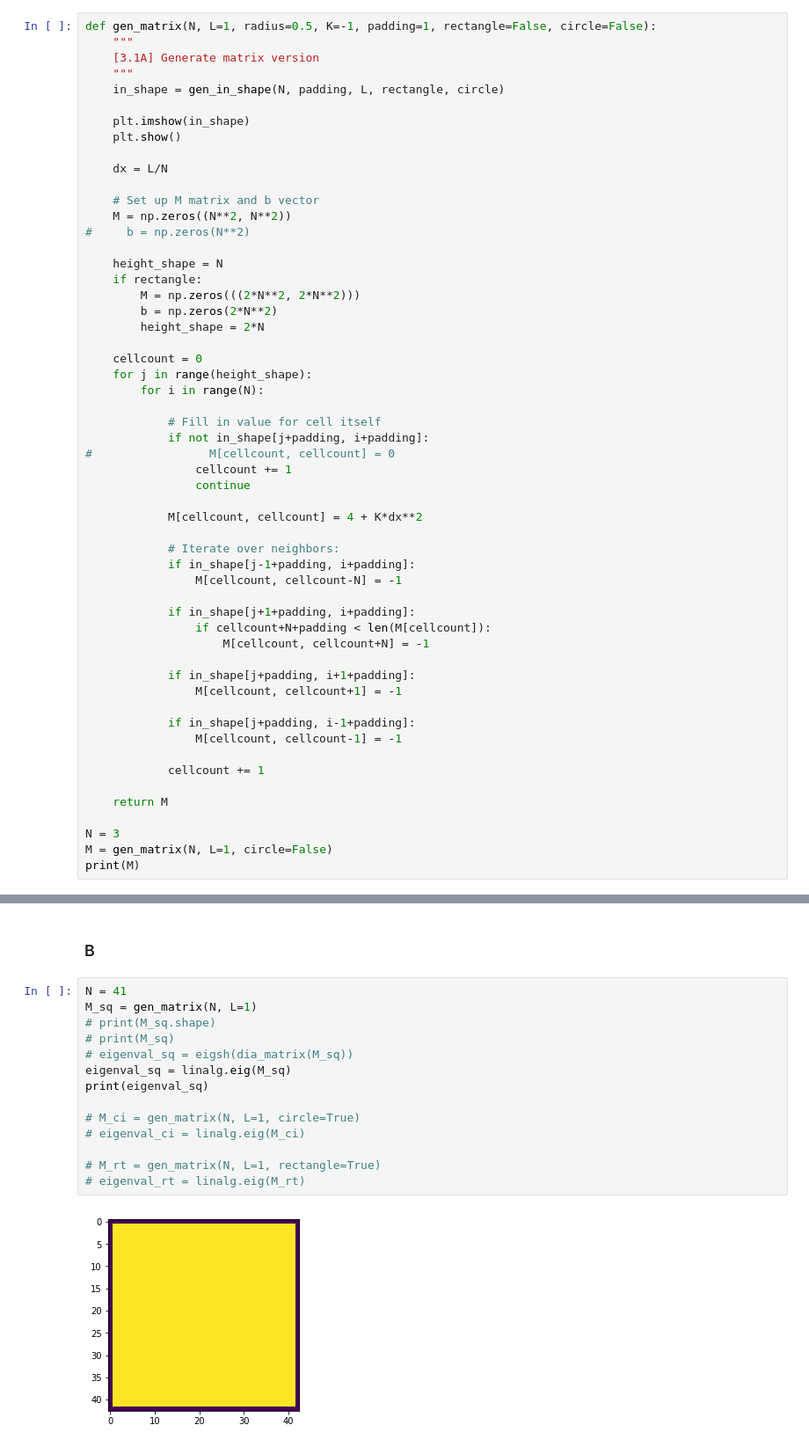
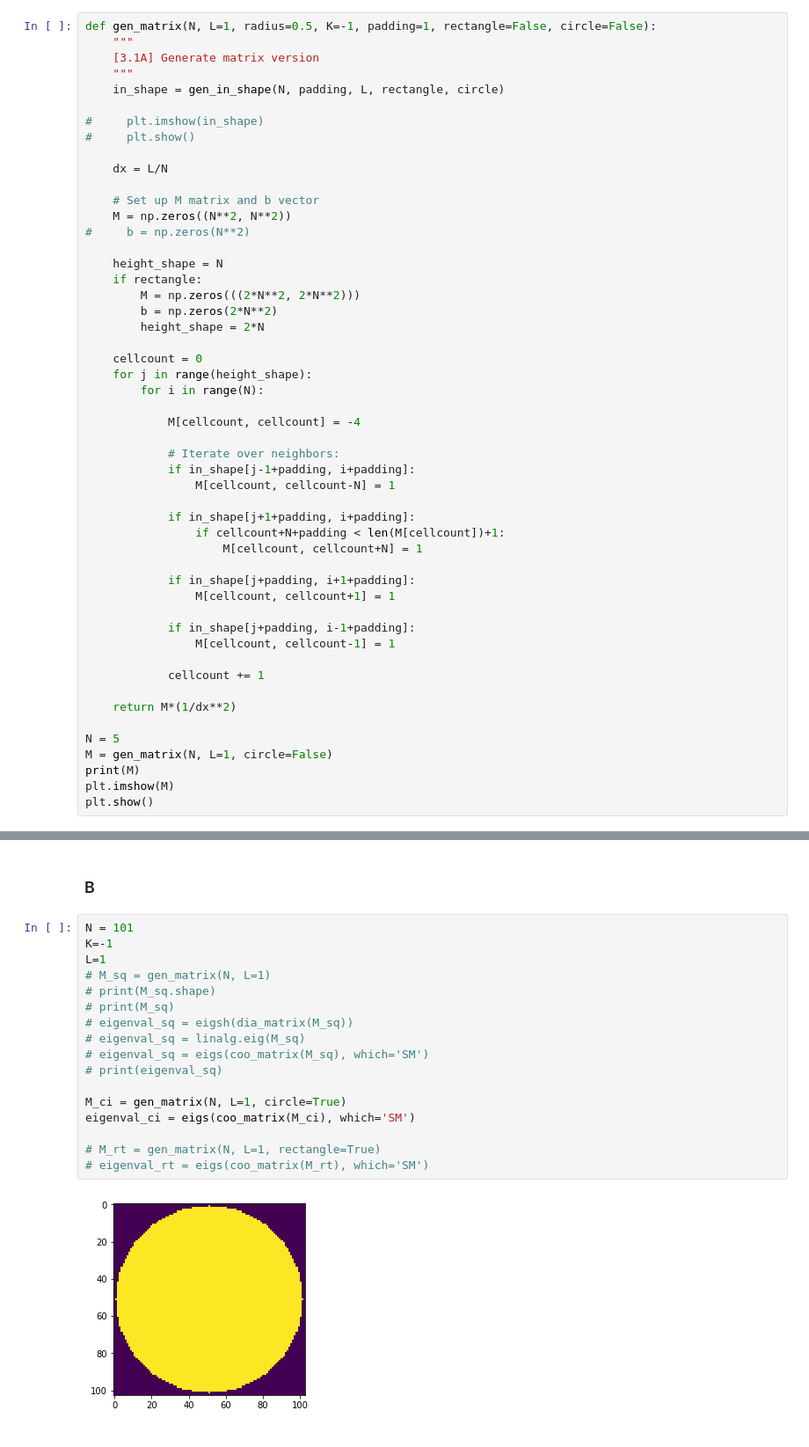
Before and after one commit to GVaessen/Scientific-Computing, a Jupyter notebook: set_3/3.1.ipynb, the cells around one changed output, grey strips where cells are left out. Shown at 88% size. Cells and saved outputs as stored; diff of their text form.

```diff
--- a/set_3/3.1.ipynb
+++ b/set_3/3.1.ipynb
@@ -53,8 +60,8 @@ def gen_matrix(N, L=1, radius=0.5, K=-1, padding=1, rectangle=False, circle=Fals
     """
     in_shape = gen_in_shape(N, padding, L, rectangle, circle)
 
-    plt.imshow(in_shape)
-    plt.show()
+#     plt.imshow(in_shape)
+#     plt.show()
 
     dx = L/N
 
@@ -72,33 +79,29 @@ def gen_matrix(N, L=1, radius=0.5, K=-1, padding=1, rectangle=False, circle=Fals
     for j in range(height_shape):
         for i in range(N):
 
-            # Fill in value for cell itself
-            if not in_shape[j+padding, i+padding]:
-#                 M[cellcount, cellcount] = 0
-                cellcount += 1
-                continue
-
-            M[cellcount, cellcount] = 4 + K*dx**2
+            M[cellcount, cellcount] = -4
 
             # Iterate over neighbors:
             if in_shape[j-1+padding, i+padding]:
-                M[cellcount, cellcount-N] = -1
+                M[cellcount, cellcount-N] = 1
 
             if in_shape[j+1+padding, i+padding]:
-                if cellcount+N+padding < len(M[cellcount]):
-                    M[cellcount, cellcount+N] = -1
+                if cellcount+N+padding < len(M[cellcount])+1:
+                    M[cellcount, cellcount+N] = 1
 
             if in_shape[j+padding, i+1+padding]:
-                M[cellcount, cellcount+1] = -1
+                M[cellcount, cellcount+1] = 1
 
             if in_shape[j+padding, i-1+padding]:
-                M[cellcount, cellcount-1] = -1
+                M[cellcount, cellcount-1] = 1
 
             cellcount += 1
 
-    return M
+    return M*(1/dx**2)
 
-N = 3
+N = 5
 M = gen_matrix(N, L=1, circle=False)
 print(M)
+plt.imshow(M)
+plt.show()
 # %% [output]
@@ -124,18 +126,21 @@ print(M)
 # %% [markdown]
 ### B
 # %%
-N = 41
-M_sq = gen_matrix(N, L=1)
+N = 101
+K=-1
+L=1
+# M_sq = gen_matrix(N, L=1)
 # print(M_sq.shape)
 # print(M_sq)
 # eigenval_sq = eigsh(dia_matrix(M_sq))
-eigenval_sq = linalg.eig(M_sq)
-print(eigenval_sq)
+# eigenval_sq = linalg.eig(M_sq)
+# eigenval_sq = eigs(coo_matrix(M_sq), which='SM')
+# print(eigenval_sq)
 
-# M_ci = gen_matrix(N, L=1, circle=True)
-# eigenval_ci = linalg.eig(M_ci)
+M_ci = gen_matrix(N, L=1, circle=True)
+eigenval_ci = eigs(coo_matrix(M_ci), which='SM')
 
 # M_rt = gen_matrix(N, L=1, rectangle=True)
-# eigenval_rt = linalg.eig(M_rt)
+# eigenval_rt = eigs(coo_matrix(M_rt), which='SM')
 # %% [output]
-[figure, old version]
+[figure, new version]
```
Also changed, not shown: parts of 7 cells of this notebook.
